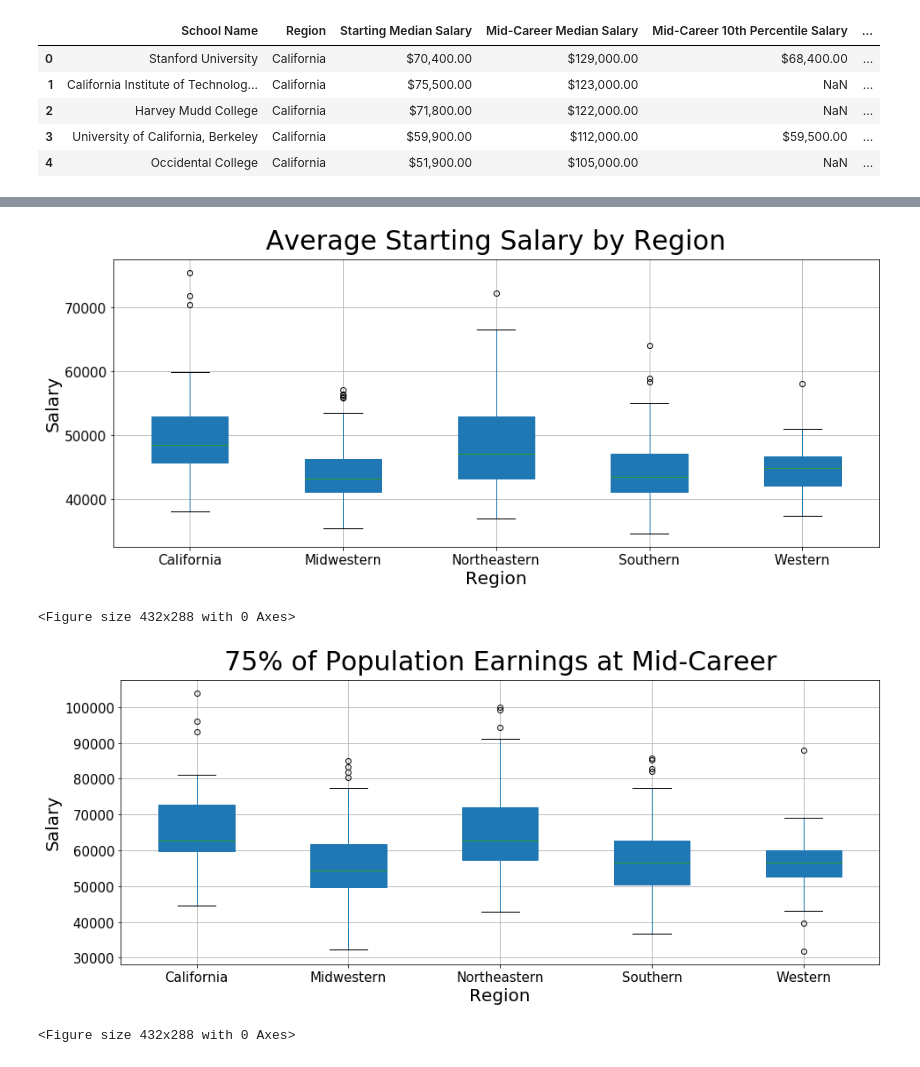
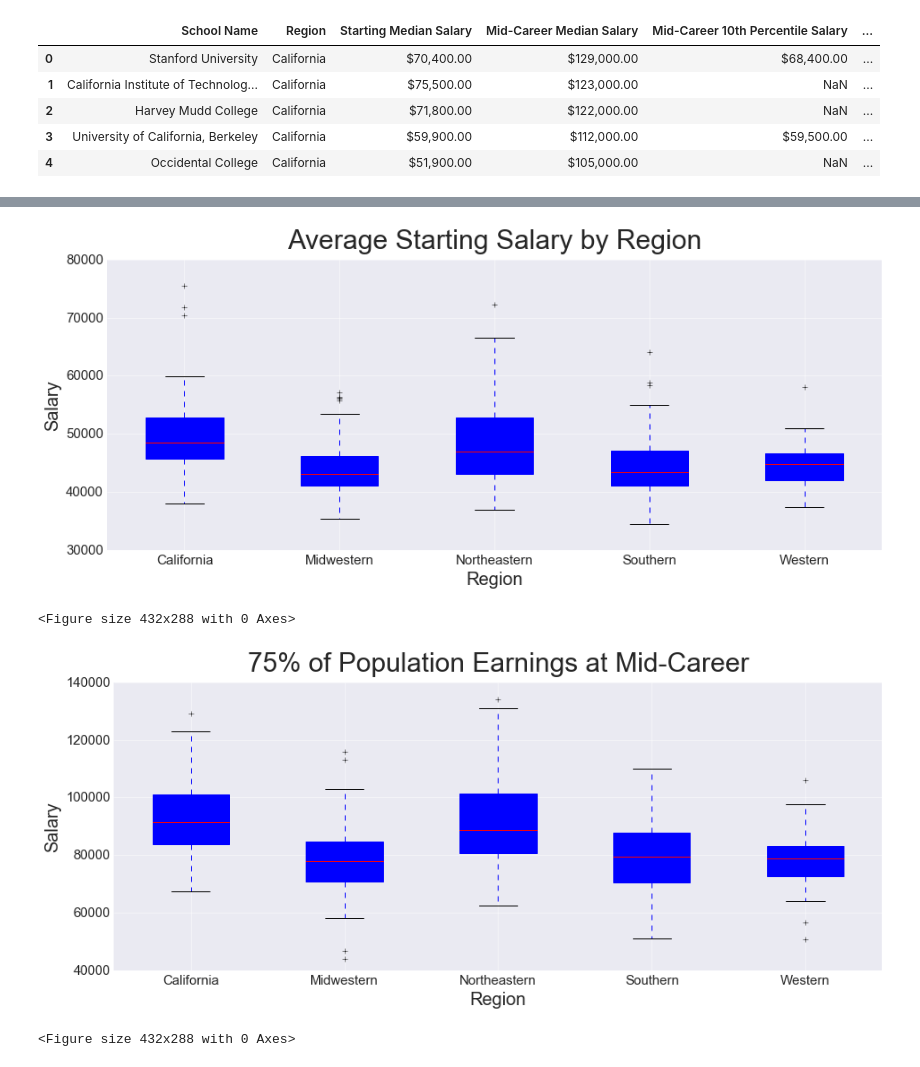
Before and after one commit to khosenag03/RICHdataGroupProject, a Jupyter notebook: College_vs_Salary.ipynb, the cells around one changed output, grey strips where cells are left out. Cells and saved outputs as stored; diff of their text form; code cells hidden in the pictures.

```diff
--- a/College_vs_Salary.ipynb
+++ b/College_vs_Salary.ipynb
@@ -42,6 +44,6 @@ Region_Salary_df.head()
 | 4 | Occidental College | California | $51,900.00 | $105,000.00 | NaN | ... |
 # %%
 #Rename the columns
-Region_Salary_df.columns = ['School Name', 'Region', 'Starting_Mid', 'Mid_Sal', 'Mid_10th', 'Mid_25th', 'Mid_75th', 'Mid_90th','Is_Duplicated']
+Region_Salary_df.columns = ['School Name', 'Region', 'Starting_Salary', 'Mid_Career_Salary', 'Mid_10th', 'Mid_25th', 'Mid_75th', 'Mid_90th','Is_Duplicated']
 Region_Salary_df.head()
 # %% [output]
@@ -54,6 +56,6 @@ Region_Salary_df.head()
 # %%
 #Create list for loop
-Dollar_Cols = ['Starting_Mid', 'Mid_Sal', 'Mid_10th', 'Mid_25th', 'Mid_75th', 'Mid_90th']
+Dollar_Cols = ['Starting_Salary', 'Mid_Career_Salary', 'Mid_10th', 'Mid_25th', 'Mid_75th', 'Mid_90th']
 
 #Loop through DF and convert columns with Dollar $ign (objects) to numeric values (integer)
 for x in Dollar_Cols:
@@ -82,0 +85,4 @@ Region_Sort.head()
+# %%
+#Clean DF to the areas of focus
+Region_Clean = Region_Salary_df[["School Name", "Region", "Starting_Salary", "Mid_Career_Salary", "Mid_90th"]]
+Region_Clean.head()
@@ -82,0 +96,2 @@ Region_Sort.head()
+# %%
+plt.style.use('seaborn-dark')
@@ -83,30 +118,32 @@ Region_Sort.head()
 # %%
 # Create a boxplot to compare means Starting Salary
-Staring_Range = Region_Sort.boxplot("Starting_Mid", by="Region", figsize=(15,6), fontsize=15, patch_artist=True)
+Region_Clean.boxplot("Starting_Salary", by="Region", figsize=(15,6), fontsize=15, patch_artist=True)
 plt.title("")
+
 # get rid of the automatic 'Boxplot grouped by group_by_column_name' title
 plt.suptitle("Average Starting Salary by Region", fontsize=30)
 plt.ylabel('Salary', fontsize=20)
 plt.xlabel('Region', fontsize=20)
 plt.show()
+
 # Save the figure
 plt.savefig("StartingSalMeanByRegion.png")
 # %% [output]
-[figure, old version]
+[figure, new version]
 <Figure size 432x288 with 0 Axes>
 # %%
 # Create a boxplot to compare means Mid_25th Salary
-Most_People_Earned = Region_Sort.boxplot("Mid_25th", by="Region", figsize=(15,6), fontsize=15, patch_artist=True)
+Region_Clean.boxplot("Mid_Career_Salary", by="Region", figsize=(15,6), fontsize=15, patch_artist=True)
 plt.title("")
 # get rid of the automatic 'Boxplot grouped by group_by_column_name' title
 plt.suptitle("75% of Population Earnings at Mid-Career", fontsize=30)
 plt.ylabel('Salary', fontsize=20)
 plt.xlabel('Region', fontsize=20)
 plt.show()
 # Save the figure
-plt.savefig("Mid25thSalaryByRegion.png")
+plt.savefig("MidCareerSalaryByRegion.png")
 # %% [output]
-[figure, old version]
+[figure, new version]
 <Figure size 432x288 with 0 Axes>
 # %%
 # Create a boxplot to compare means Mid_90th Salary
```
Also changed, not shown: parts of 27 cells of this notebook, 7 other files.
